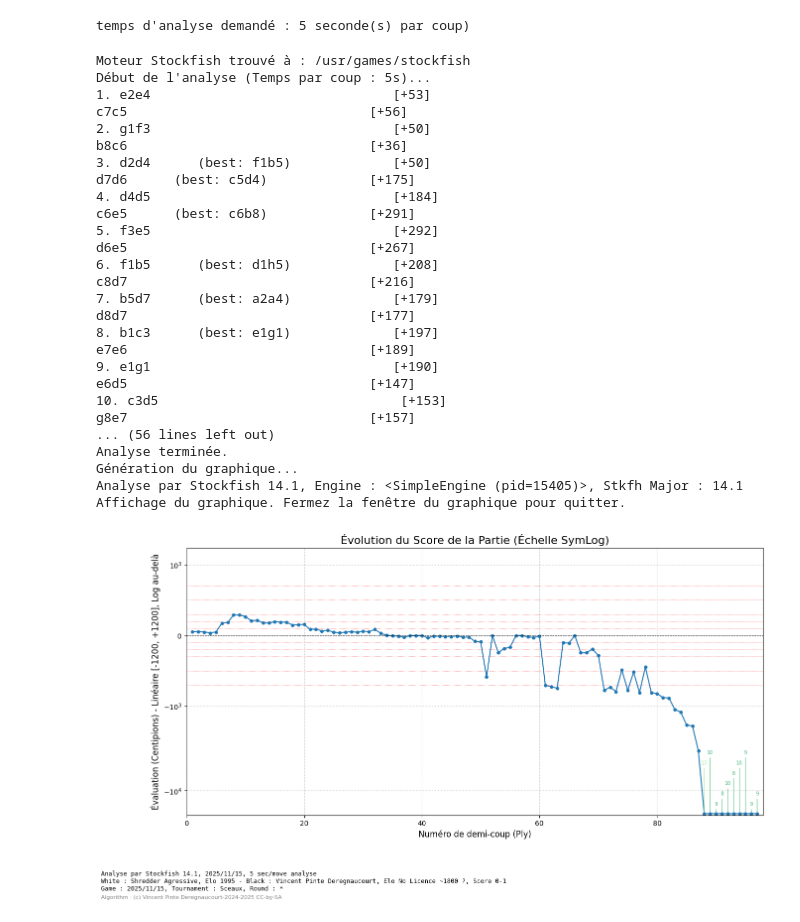
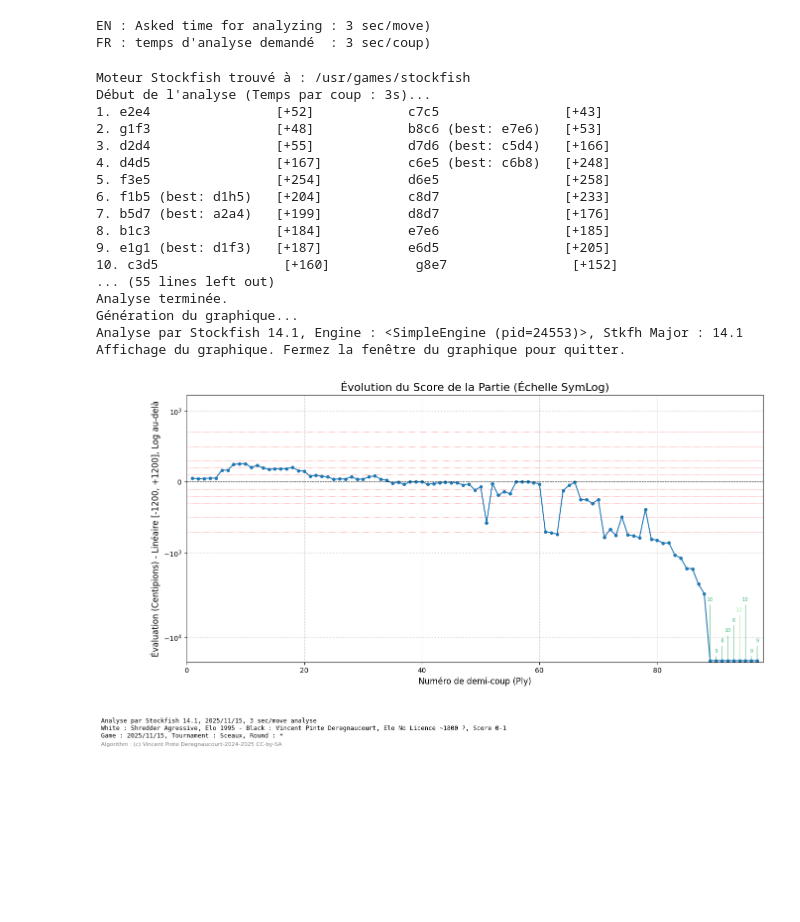
Before and after one commit to Vicnent/ShredderAnalyzer, a Jupyter notebook: Chess_Analyzer.ipynb, the cells around one changed output. Cells and saved outputs as stored; diff of their text form; code cells hidden in the pictures; blank space fills up the shorter version.

```diff
--- a/Chess_Analyzer.ipynb
+++ b/Chess_Analyzer.ipynb
@@ -27,15 +27,22 @@ SCOREMATCH = "0-1"       # "1-0", "draw", ... (it is a string )
 DATE_GAME = "2025/11/15"        # "2012/12/12" or "Last day of my life..."
 TOURNMT = "Sceaux"          # "Wijk an See", "", "home !", "Computer".
 ROUND = "*"            # "" or "12", or "Twelve", or "unknown"
-
-#### ********************************** Temps d'analyse ici ***********************
-# temps d'analyse par coup :
-X_secondes = 5 # 5 = 5 secondes par coup
-##########@##########@##########@##########@##########@##########@##########@######
-
-print(f"temps d'analyse demandé : {X_secondes} seconde(s) par coup)")
-# %% [output]
-temps d'analyse demandé : 5 seconde(s) par coup)
+# %%
+#### ********************************** Temps d'analyse ici ***********************
+# temps d'analyse par coup :
+X_secondes = 5 # 5 = 5 secondes par coup (5 sec analyze for each move)
+##########@##########@##########@##########@##########@##########@##########@######
+
+#### ********************************** Temps d'analyse ici ***********************
+# temps d'analyse par coup :
+X_secondes = 3 # 5 = 5 secondes par coup
+##########@##########@##########@##########@##########@##########@##########@######
+
+print(f"EN : Asked time for analyzing : {X_secondes} sec/move)")
+print(f"FR : temps d'analyse demandé  : {X_secondes} sec/coup)")
+# %% [output]
+EN : Asked time for analyzing : 3 sec/move)
+FR : temps d'analyse demandé  : 3 sec/coup)
 # %%
 engine_paths = ["/usr/games/stockfish", "/usr/bin/stockfish", "stockfish"]
 engine_path = None
@@ -78,9 +85,9 @@ ply_count = 0
 full_move_number = 1
 last_engine_best_move_uci = None
 
-COL_UCI = 10
-COL_BEST = 25
-COL_SCORE = 45
+COL_UCI = 5
+COL_BEST = 15
+COL_SCORE = 15
 
 white_move_components = None
 
@@ -165,7 +172,7 @@ for token in moves_list:
 
         score_str = f"[{score}]"
 
-        # --- MODIFIÉ : Gestion et Stockage du Mat ---
+        # --- Gestion et Stockage du Mat ---
         if score.is_mate():
             mate_in = score.mate()
 
@@ -338,44 +345,44 @@ if scores_for_plot:
 
     print(f"Analyse par {stockfish_version}, Engine : {engine}, Stkfh Major : {stockfish_major}")
 
     # --- NOUVEAU : Création du bloc d'information à gauche ---
     info_text_line1 = f"Analyse par {stockfish_version}, {DATE_GAME}, {X_secondes} sec/move analyse"
     info_text_line2 = f"White : {PW}, Elo {PWELO} - Black : {PB}, Elo {PBELO}, Score {SCOREMATCH}"
     info_text_line3 = f"Game : {DATE_GAME}, Tournament : {TOURNMT}, Round : {ROUND}"
 
     full_info_text = f"{info_text_line1}\n{info_text_line2}\n{info_text_line3}"
 
     # Placement de l'information du jeu/analyse (en bas à gauche)
     # x=0.01, y=-0.08 sont des coordonnées normalisées de la figure (0,0 est le coin inf. gauche)
     plt.figtext(0.01, -0.05, full_info_text,
                 fontsize=9, ha='left', va='top', family='monospace')
 
     # --- NOUVEAU : Ajout de la licence/du droit d'auteur (toujours visible) ---
     copyright_text = "Algorithm : (c) Vincent Pinte Deregnaucourt-2024-2025 CC-by-SA"
     # Placement du droit d'auteur (juste au-dessus du bloc d'info)
     plt.figtext(0.01, -0.12, copyright_text,
                 fontsize=8, ha='left', va='top', color='gray')
 
     print("Affichage du graphique. Fermez la fenêtre du graphique pour quitter.")
     plt.show()
 else:
     print("Aucune donnée d'analyse n'a été collectée pour le graphique.")
 # %% [output]
 Moteur Stockfish trouvé à : /usr/games/stockfish
-Début de l'analyse (Temps par coup : 5s)...
-1. e2e4                               [+53]                                          c7c5                               [+56]
-2. g1f3                               [+50]                                          b8c6                               [+36]
-3. d2d4      (best: f1b5)             [+50]                                          d7d6      (best: c5d4)             [+175]
-4. d4d5                               [+184]                                         c6e5      (best: c6b8)             [+291]
-5. f3e5                               [+292]                                         d6e5                               [+267]
-6. f1b5      (best: d1h5)             [+208]                                         c8d7                               [+216]
-7. b5d7      (best: a2a4)             [+179]                                         d8d7                               [+177]
-8. b1c3      (best: e1g1)             [+197]                                         e7e6                               [+189]
-9. e1g1                               [+190]                                         e6d5                               [+147]
-10. c3d5                               [+153]                                         g8e7                               [+157]
-... (56 lines left out)
+Début de l'analyse (Temps par coup : 3s)...
+1. e2e4                [+52]            c7c5                [+43]
+2. g1f3                [+48]            b8c6 (best: e7e6)   [+53]
+3. d2d4                [+55]            d7d6 (best: c5d4)   [+166]
+4. d4d5                [+167]           c6e5 (best: c6b8)   [+248]
+5. f3e5                [+254]           d6e5                [+258]
+6. f1b5 (best: d1h5)   [+204]           c8d7                [+233]
+7. b5d7 (best: a2a4)   [+199]           d8d7                [+176]
+8. b1c3                [+184]           e7e6                [+185]
+9. e1g1 (best: d1f3)   [+187]           e6d5                [+205]
+10. c3d5                [+160]           g8e7                [+152]
+... (55 lines left out)
 Analyse terminée.
 Génération du graphique...
-Analyse par Stockfish 14.1, Engine : <SimpleEngine (pid=15405)>, Stkfh Major : 14.1
+Analyse par Stockfish 14.1, Engine : <SimpleEngine (pid=24553)>, Stkfh Major : 14.1
 Affichage du graphique. Fermez la fenêtre du graphique pour quitter.
-[figure, old version]
+[figure, new version]
```
